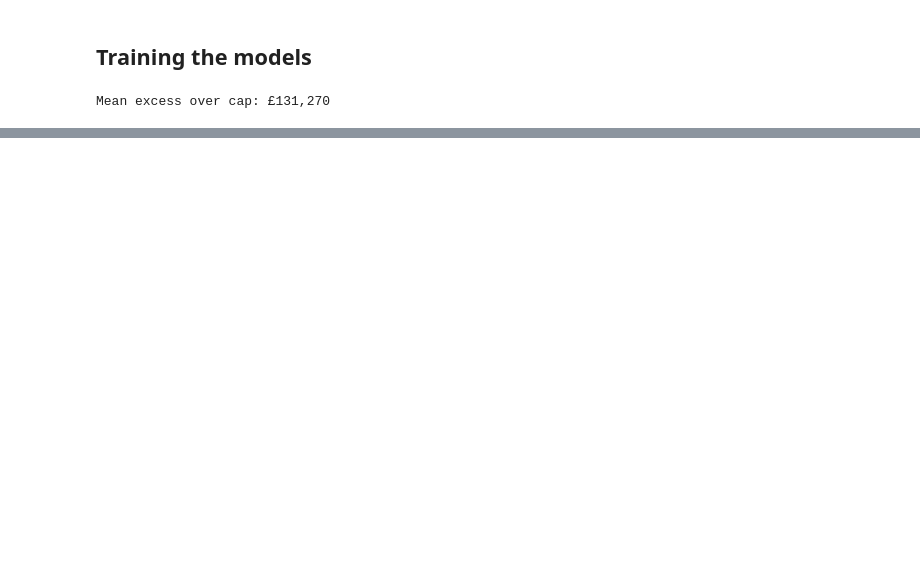
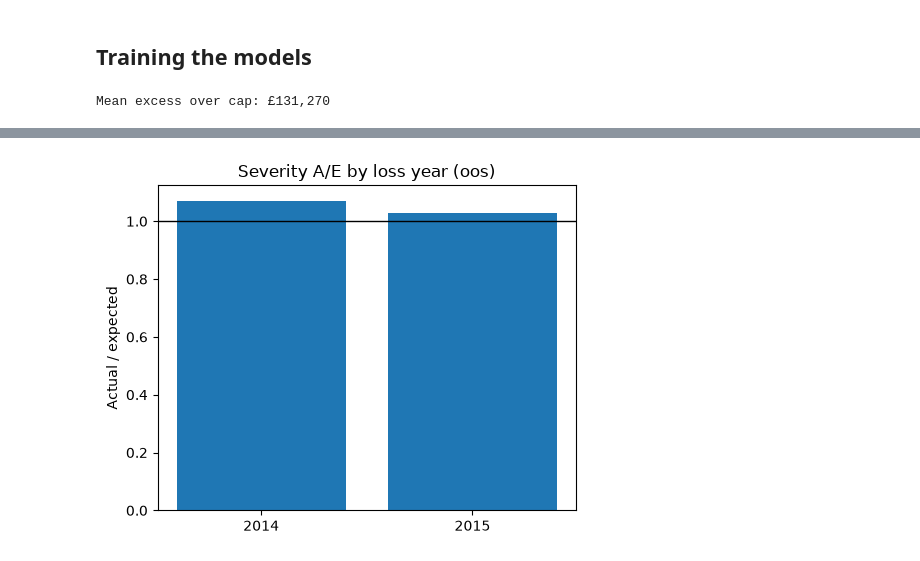
Before and after one commit to qusai238/fnol_modelling, a Jupyter notebook: notebooks/fnol_analysis.ipynb, the cells around one changed output, grey strips where cells are left out. Drawn from its saved outputs; the diff is of its cells as text; code cells hidden in the pictures; blank space fills up the shorter version.

```diff
--- a/notebooks/fnol_analysis.ipynb
+++ b/notebooks/fnol_analysis.ipynb
@@ -536,0 +587,5 @@ Name: gain_share, dtype: float64
+# %%
+# actual vs predicted by loss year
+plot_year_ae(year_table, "Severity A/E by loss year (oos)");
+# %% [output]
+[figure, added]
```
Also changed, not shown: parts of 45 cells of this notebook, 6 other files.
